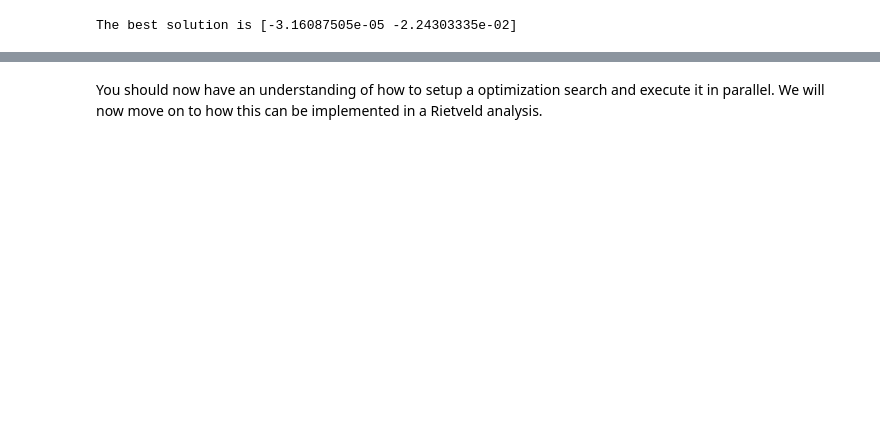
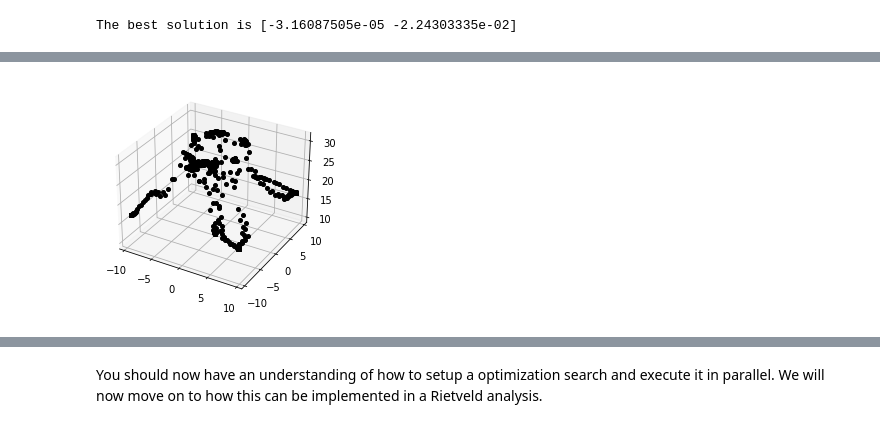
Before and after one commit to lanl/spotlight, a Jupyter notebook: docs/notebooks/tutorial_mystic_multi.ipynb, the cells around one changed output, grey strips where cells are left out. Drawn from its saved outputs; the diff is of its cells as text; code cells hidden in the pictures; blank space fills up the shorter version.

Commit message:
Show increase sampling example.

```diff
--- a/docs/notebooks/tutorial_mystic_multi.ipynb
+++ b/docs/notebooks/tutorial_mystic_multi.ipynb
@@ -182,0 +149,39 @@ The best solution is [-3.16087505e-05 -2.24303335e-02]
+# %%
+from mystic import cache
+from mystic.math import interpolate
+from mystic.samplers import LatticeSampler
+
+# create an archive
+model = cache.cached(archive="volcano")(cost_func)
+
+# sample initial points from a Uniform distribution then search for minima
+sampler = LatticeSampler([(-9.5, 9.5), (-9.5, 9.5)], model, 8)
+sampler.sample_until(terminated=all)
+
+# invert the model
+imodel = model.__inverse__
+
+# sample initial points from a Uniform distribution then search for maxima
+isampler = LatticeSampler([(-9.5, 9.5), (-9.5, 9.5)], imodel, 8)
+isampler.sample_until(terminated=all)
+
+from mpl_toolkits.mplot3d import axes3d
+import matplotlib.pyplot as plt
+import numpy as np
+import mystic.cache as mc
+
+# create a figure
+figure = plt.figure()
+ax = plt.axes(projection="3d")
+ax.autoscale(tight=True)
+
+# read the archive and show the sampled points
+c = mc.archive.read('volcano')
+x, y = np.array(list(c.keys())), np.array(list(c.values()))
+ax.plot(x.T[0], x.T[1], y, 'ko', linewidth=2, markersize=4)
+plt.show()
+
+import pox
+pox.rmtree('volcano')
+# %% [output]
+[figure, added]
```
Also changed, not shown: parts of 7 cells of this notebook.
